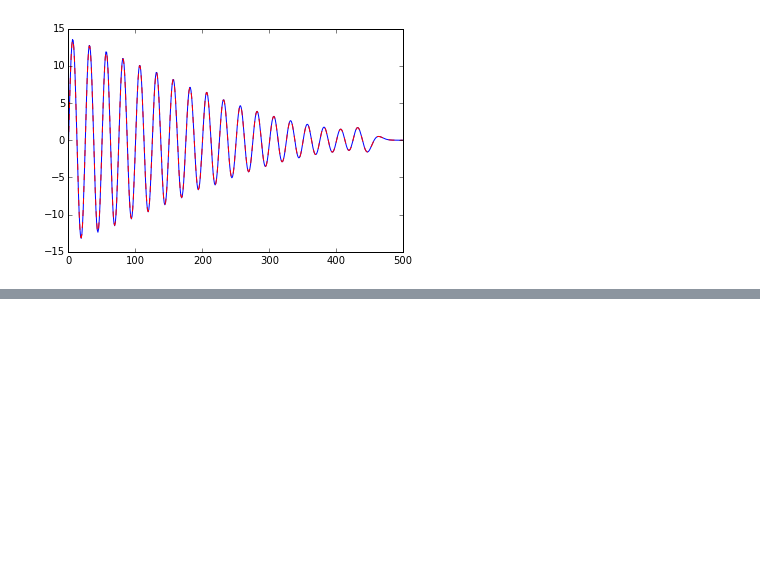
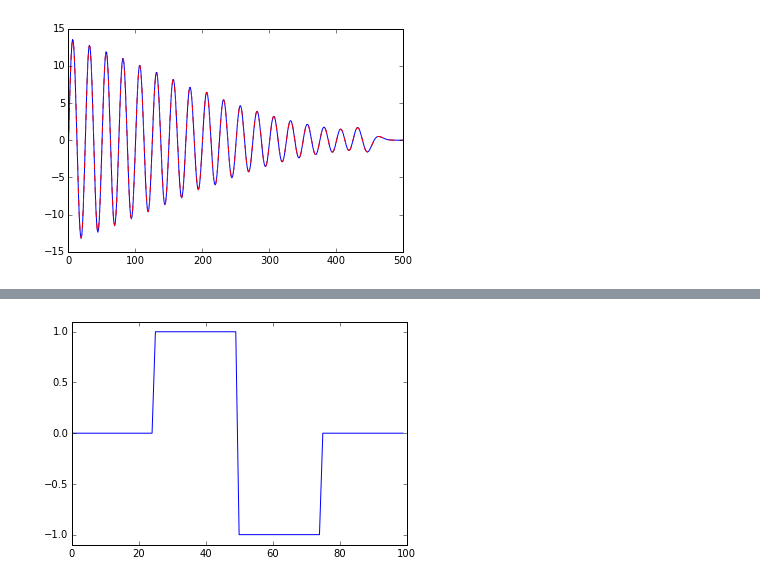
Before and after one commit to CSchoel/learn-wavelets, a Jupyter notebook: wavelet-introduction.ipynb, the cells around one changed output, grey strips where cells are left out. Drawn from its saved outputs; the diff is of its cells as text; code cells hidden in the pictures; blank space fills up the shorter version.

Commit message:
adds explanation of DWT with orthogonal basis using haar wavelets

```diff
--- a/wavelet-introduction.ipynb
+++ b/wavelet-introduction.ipynb
@@ -457,0 +482,14 @@ The DWT using this "orthonormal bases" approach probably successively splits the
+# %%
+def haar(width):
+    h = np.zeros(width)
+    h[:width//2] = 1
+    h[width//2:] = -1
+    return h
+
+h50 = np.zeros(100)
+h50[25:75] = haar(50)
+plt.plot(h50)
+plt.ylim(-1.1,1.1)
+plt.show()
+# %% [output]
+[figure, added]
```
Also changed, not shown: parts of 15 cells of this notebook.
